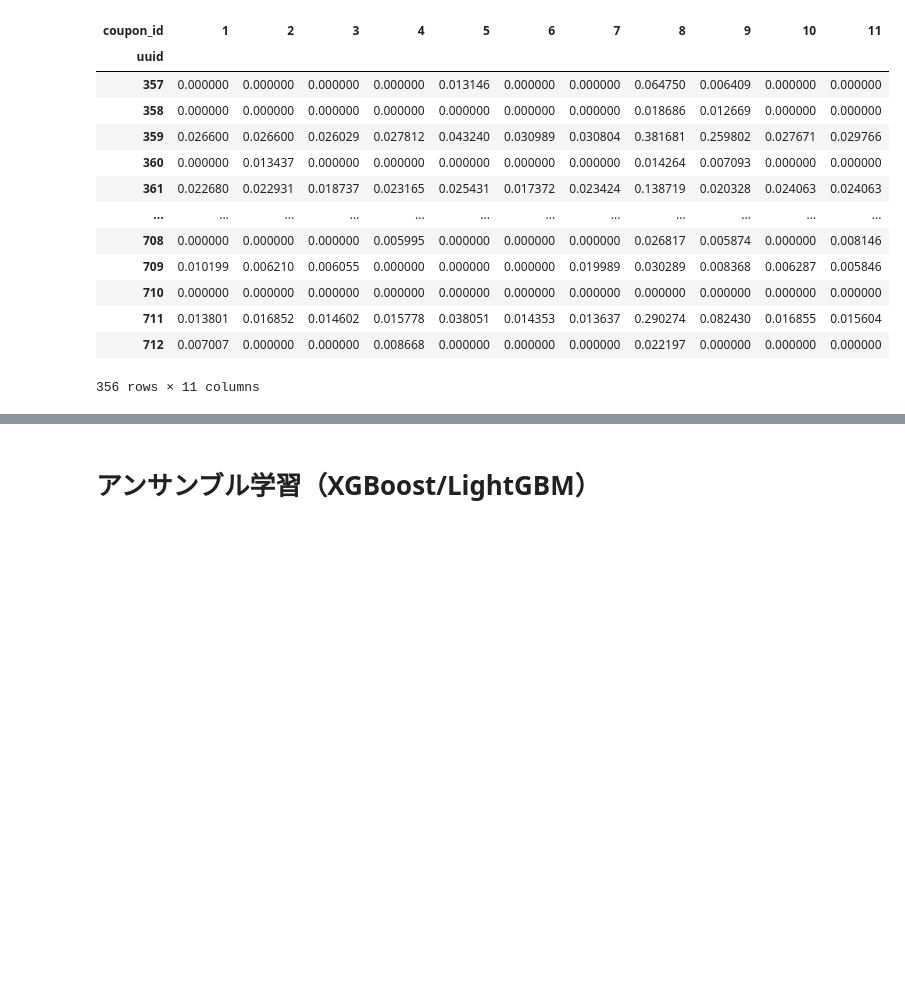
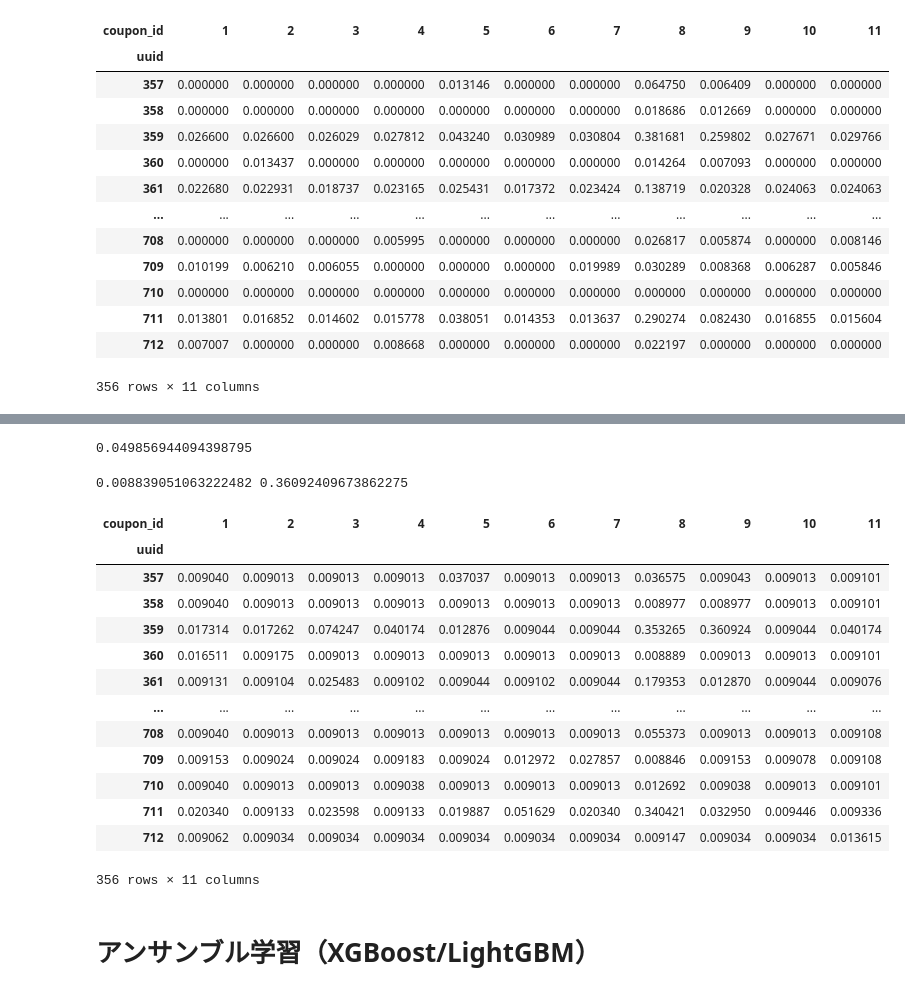
Before and after one commit to rynpssss/ai_quest_season2, a Jupyter notebook: notebooks/ai_modeling_stacking.ipynb, the cells around one changed output, grey strips where cells are left out. Drawn from its saved outputs; the diff is of its cells as text; code cells hidden in the pictures; blank space fills up the shorter version.

```diff
--- a/notebooks/ai_modeling_stacking.ipynb
+++ b/notebooks/ai_modeling_stacking.ipynb
@@ -283,3 +339,40 @@ result
+# %%
+score
+# %% [output]
+0.049856944094398795
+# %%
+def round_score(pred):
+    if pred <= 0.0056:
+        pred = 0
+    elif pred >= 0.9944:
+        pred = 1
+    return pred
+# %%
+#テストデータの予測
+pred = model.predict(test_data.drop('uuid',axis=1))
+pred = pd.Series(pred, name='pred')
+pred = pred.apply(lambda x: round_score(x))
+print(pred.min(), pred.max())
+
+result = test_data.join(pred)[['uuid', 'coupon_id', 'pred']]
+result = result.pivot(index='uuid', columns='coupon_id', values='pred')
+result
+# %% [output]
+0.008839051063222482 0.36092409673862275
+| coupon_id | 1 | 2 | 3 | 4 | 5 | 6 | 7 | 8 | 9 | 10 | 11 |
+| uuid |  |  |  |  |  |  |  |  |  |  |  |
+| 357 | 0.009040 | 0.009013 | 0.009013 | 0.009013 | 0.037037 | 0.009013 | 0.009013 | 0.036575 | 0.009043 | 0.009013 | 0.009101 |
+| 358 | 0.009040 | 0.009013 | 0.009013 | 0.009013 | 0.009013 | 0.009013 | 0.009013 | 0.008977 | 0.008977 | 0.009013 | 0.009101 |
+| 359 | 0.017314 | 0.017262 | 0.074247 | 0.040174 | 0.012876 | 0.009044 | 0.009044 | 0.353265 | 0.360924 | 0.009044 | 0.040174 |
+| 360 | 0.016511 | 0.009175 | 0.009013 | 0.009013 | 0.009013 | 0.009013 | 0.009013 | 0.008889 | 0.009013 | 0.009013 | 0.009101 |
+| 361 | 0.009131 | 0.009104 | 0.025483 | 0.009102 | 0.009044 | 0.009102 | 0.009044 | 0.179353 | 0.012870 | 0.009044 | 0.009076 |
+| ... | ... | ... | ... | ... | ... | ... | ... | ... | ... | ... | ... |
+| 708 | 0.009040 | 0.009013 | 0.009013 | 0.009013 | 0.009013 | 0.009013 | 0.009013 | 0.055373 | 0.009013 | 0.009013 | 0.009108 |
+| 709 | 0.009153 | 0.009024 | 0.009024 | 0.009183 | 0.009024 | 0.012972 | 0.027857 | 0.008846 | 0.009153 | 0.009078 | 0.009108 |
+| 710 | 0.009040 | 0.009013 | 0.009013 | 0.009038 | 0.009013 | 0.009013 | 0.009013 | 0.012692 | 0.009038 | 0.009013 | 0.009101 |
+| 711 | 0.020340 | 0.009133 | 0.023598 | 0.009133 | 0.019887 | 0.051629 | 0.020340 | 0.340421 | 0.032950 | 0.009446 | 0.009336 |
+| 712 | 0.009062 | 0.009034 | 0.009034 | 0.009034 | 0.009034 | 0.009034 | 0.009034 | 0.009147 | 0.009034 | 0.009034 | 0.013615 |
+356 rows × 11 columns
 # %% [markdown]
 # アンサンブル学習（XGBoost/LightGBM）
 # %%
```
Also changed, not shown: parts of 7 cells of this notebook, 1 other file.
